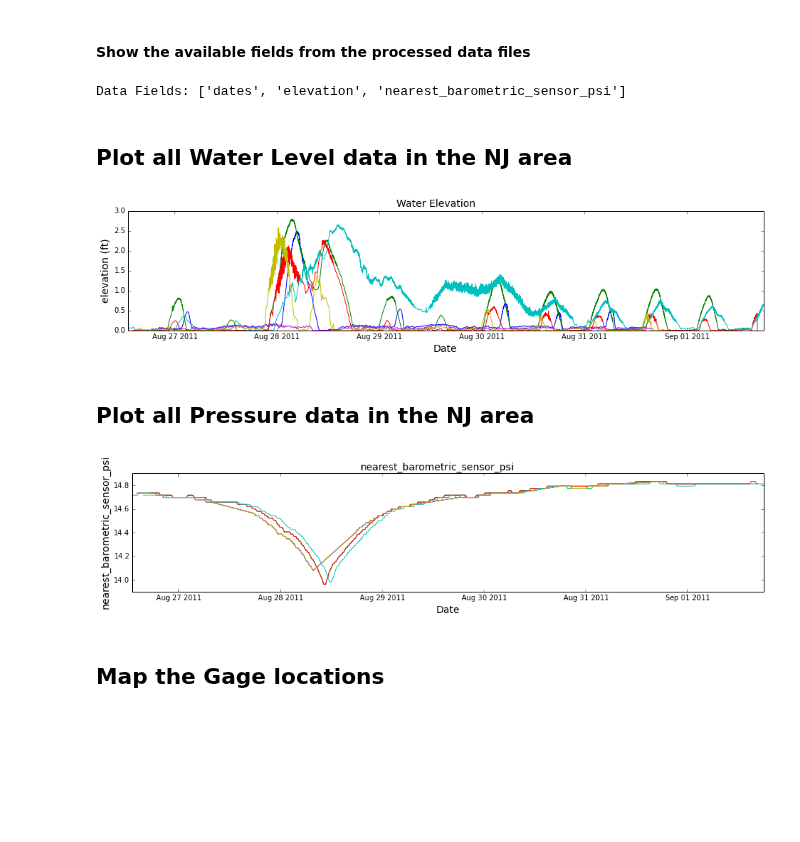
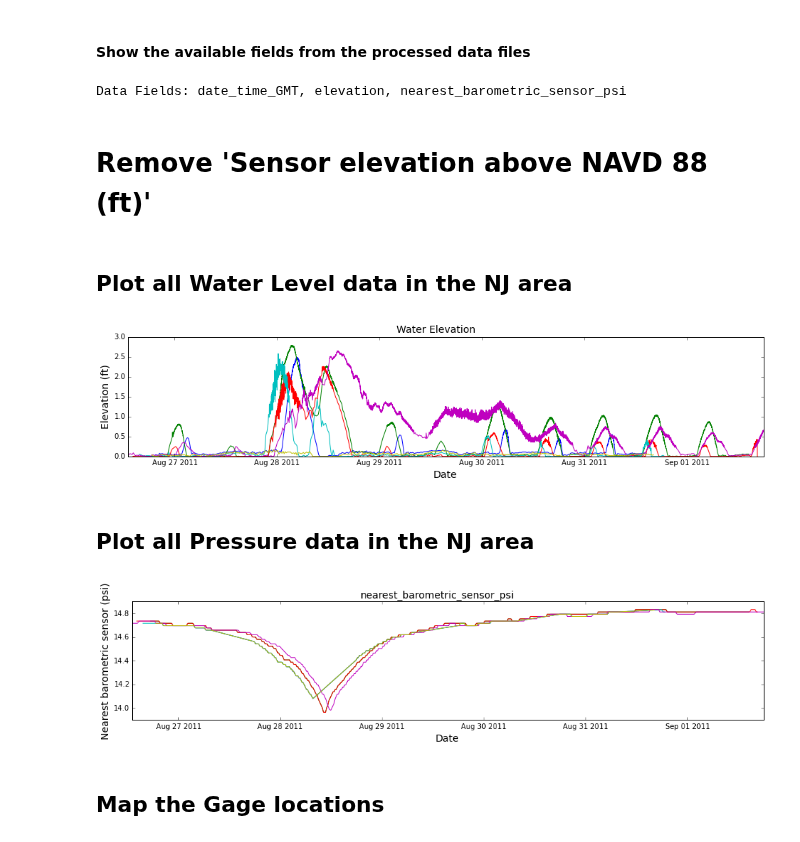
Before and after one commit to ioos/system-test, a Jupyter notebook: Theme_2_Extreme_Events/Scenario_2A/USGS_Gauges/Rapid_Deploy_Gauges.ipynb, the cells around one changed output. Drawn from its saved outputs; the diff is of its cells as text; code cells hidden in the pictures; blank space fills up the shorter version.

```diff
--- a/Theme_2_Extreme_Events/Scenario_2A/USGS_Gauges/Rapid_Deploy_Gauges.ipynb
+++ b/Theme_2_Extreme_Events/Scenario_2A/USGS_Gauges/Rapid_Deploy_Gauges.ipynb
@@ -49,7 +53,6 @@ else:
 # %%
-files = os.listdir('./data_files/')
-print "Water Level Files:",len(files)
-non_decimal = re.compile(r'[^\d.]+')
+files = os.listdir('data_files')
+print("Water Level Files: %s" % len(files))
 # %% [output]
 Water Level Files: 195
 # %% [markdown]
@@ -147,6 +121,7 @@ for fi,file_name in enumerate(files):
 # %% [markdown]
 #### Show the available fields from the processed data files
 # %%
-print "Data Fields:",titles
+print("Data Fields: {}, {}, {}".format(actual_data.index.name,
+                                       *actual_data.columns))
 # %% [output]
-Data Fields: ['dates', 'elevation', 'nearest_barometric_sensor_psi']
+Data Fields: date_time_GMT, elevation, nearest_barometric_sensor_psi
@@ -159,43 +128,45 @@ for i in range(0, len(full_data.keys())):
+# %% [markdown]
+# Remove 'Sensor elevation above NAVD 88 (ft)'
+# %%
+for key, value in full_data.iteritems():
+    offset = float(value['meta']['elevation'])
+    value['data']['elevation'] -= offset
 # %% [markdown]
 ## Plot all Water Level data in the NJ area
 # %%
-fig = plt.figure(figsize=(16, 3))
+fig, ax = plt.subplots(figsize=(16, 3))
+
 fig.suptitle('Water Elevation', fontsize=14)
-for i in range(0, len(full_data.keys())):
-    num = i
+
+for key, value in full_data.iteritems():
     try:
-        if 'SSS-NJ' in full_data.keys()[num]:
-            data = full_data[full_data.keys()[num]]['data']
-            df = pd.DataFrame(data=data,index=data['dates'],columns = titles )
-            plt.plot(df.index, df[titles[1]])
-            plt.xlabel('Date', fontsize=14)
-            plt.ylabel(titles[1]+' (ft)', fontsize=14)
-    except Exception, e:
-        print e
-        pass
+        if 'SSS-NJ' in key:
+            df = value['data']
+            ax.plot(df.index, df['elevation'])
+            ax.set_xlabel('Date', fontsize=14)
+            ax.set_ylabel('Elevation (ft)', fontsize=14)
+    except Exception as e:
+        print(e)
 # %% [output]
-[figure, old version]
+[figure, new version]
 # %% [markdown]
 ## Plot all Pressure data in the NJ area
 # %%
-fig = plt.figure(figsize=(16, 3))
-fig.suptitle(titles[2], fontsize=14)
-for i in range(0, len(full_data.keys())):
-    num = i
+fig, ax = plt.subplots(figsize=(16, 3))
+
+fig.suptitle('nearest_barometric_sensor_psi', fontsize=14)
+
+for key, value in full_data.iteritems():
     try:
-        if 'SSS-NJ' in full_data.keys()[num]:
-            #print full_data[full_data.keys()[num]]['meta']
-            data = full_data[full_data.keys()[num]]['data']
-            df = pd.DataFrame(data=data,index=full_data[full_data.keys()[num]]['data']['dates'],columns = titles )
-            plt.plot(df.index, df[titles[2]])
-
-            plt.xlabel('Date', fontsize=14)
-            plt.ylabel(titles[2], fontsize=14)
-    except Exception, e:
-        print e
-        pass
+        if 'SSS-NJ' in key:
+            df = value['data']
+            ax.plot(df.index, df['nearest_barometric_sensor_psi'])
+            ax.set_xlabel('Date', fontsize=14)
+            ax.set_ylabel('Nearest barometric sensor (psi)', fontsize=14)
+    except Exception as e:
+        print(e)
 # %% [output]
-[figure, old version]
+[figure, new version]
 # %% [markdown]
 ## Map the Gage locations
 # %%
```
Also changed, not shown: parts of 9 cells of this notebook, 1 other file.
